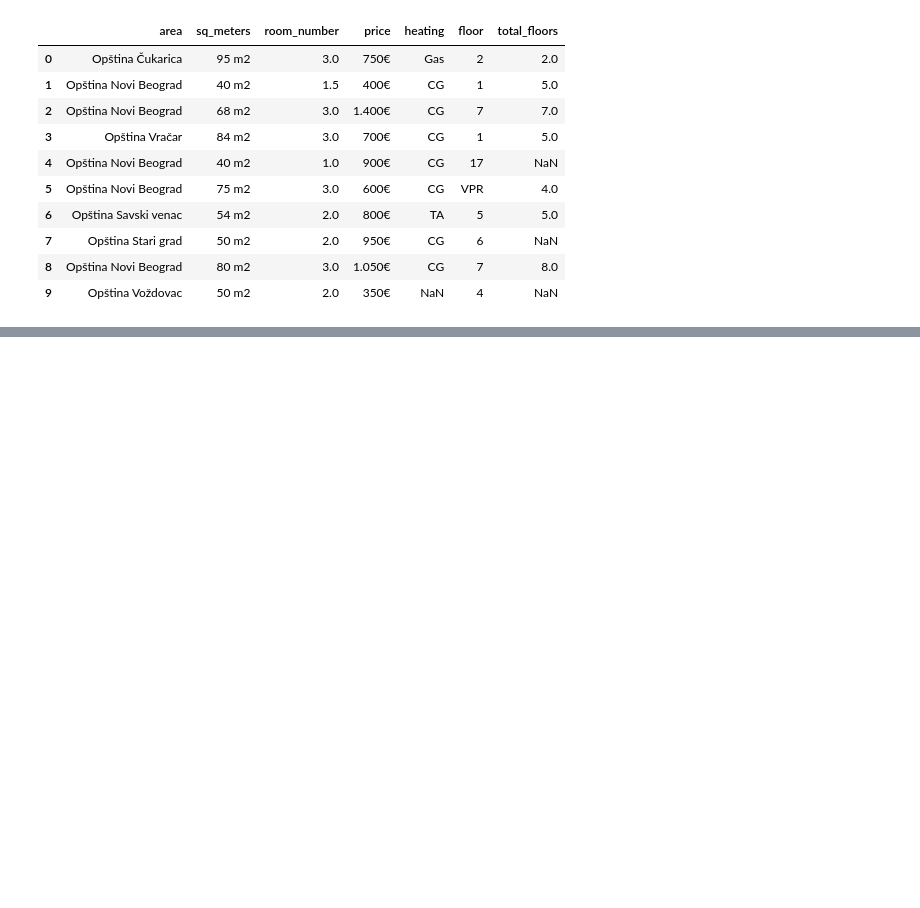
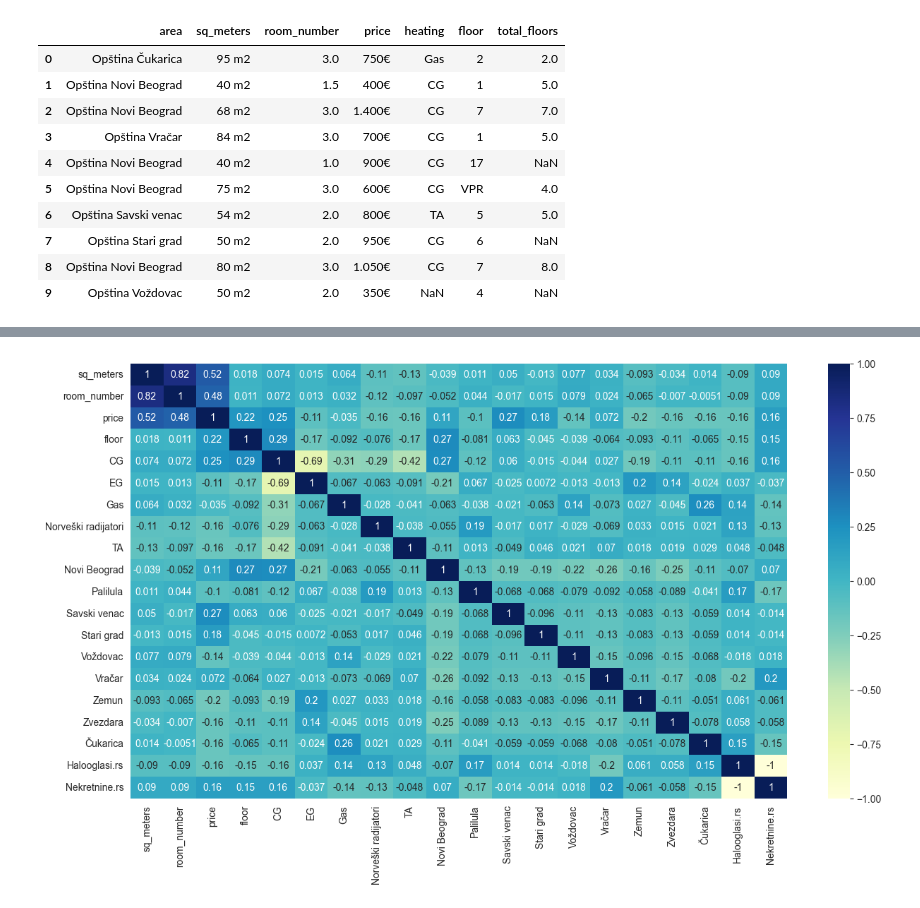
Before and after one commit to dvd998/apartment-data-analysis, a Jupyter notebook: visualization.ipynb, the cells around one changed output, grey strips where cells are left out. Saved outputs shown, nothing was run; the diff lists cells and outputs as text; code cells hidden in the pictures; blank space fills up the shorter version.

```diff
--- a/visualization.ipynb
+++ b/visualization.ipynb
@@ -208,0 +263,16 @@ plt.show()
+# %%
+# Preparing data for price prediction
+data_jan_nekretnine_clean['website'] = 'Nekretnine.rs'
+df_jan_halooglasi_clean['website'] = 'Halooglasi.rs'
+data_grouped = pd.concat([data_jan_nekretnine_clean, df_jan_halooglasi_clean], ignore_index=True)
+data_grouped = data_grouped.drop_duplicates()
+df_processed = data_grouped.join(pd.get_dummies(data_grouped.heating)).drop(['heating'], axis=1)
+df_processed = df_processed.join(pd.get_dummies(df_processed.area)).drop(['area'], axis = 1)
+df_processed = df_processed.join(pd.get_dummies(df_processed.website)).drop(['website'], axis = 1)
+
+# Correlation matrix to identifying relationships for price prediction
+plt.figure(figsize=(15, 8))
+sns.heatmap(df_processed.corr(), annot=True, cmap='YlGnBu')
+df_processed.to_excel("Excel_files\\Processed data combined.xlsx", index=False)
+# %% [output]
+[figure, added]
```
Also changed, not shown: parts of 16 cells of this notebook, 5 other files.
